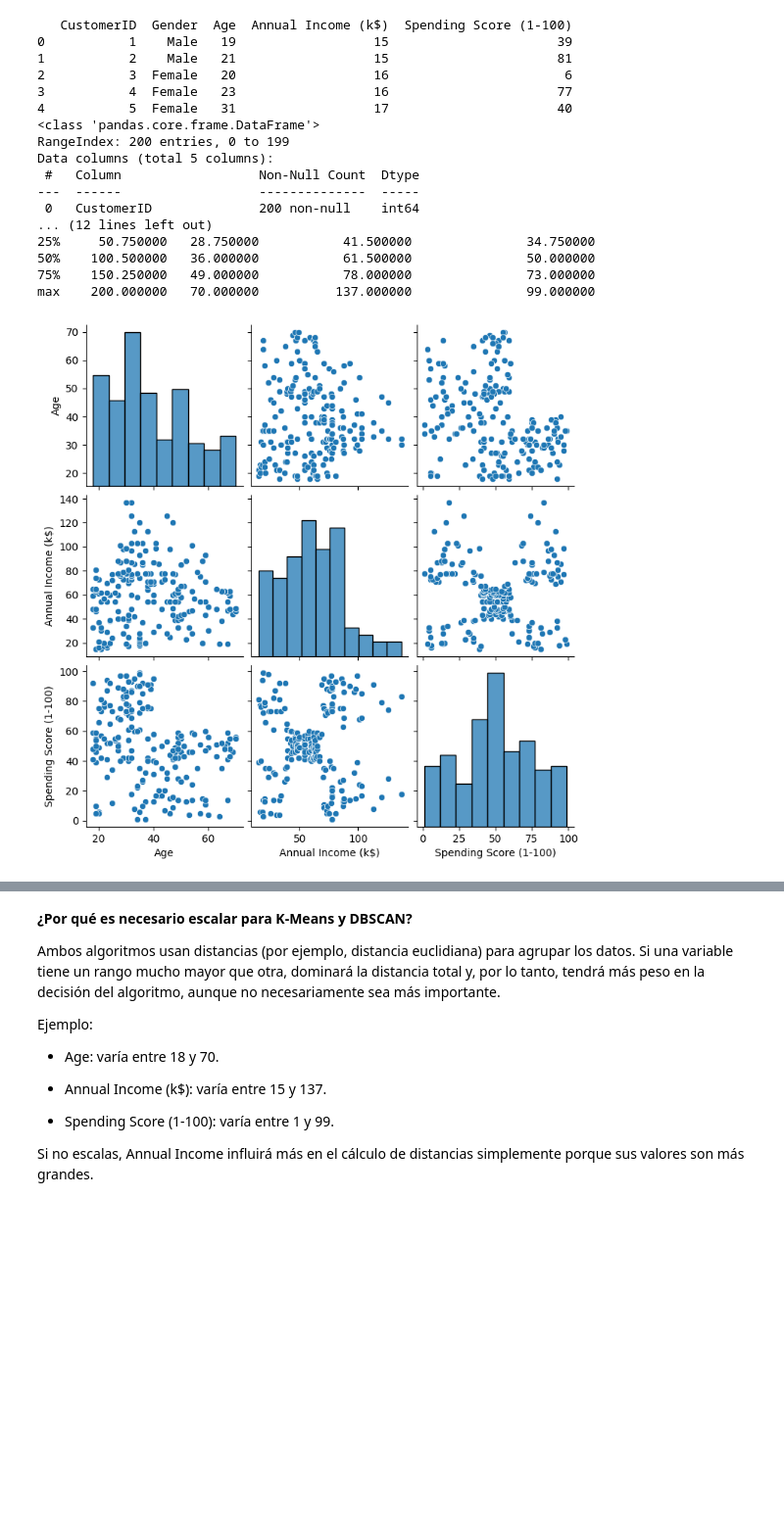
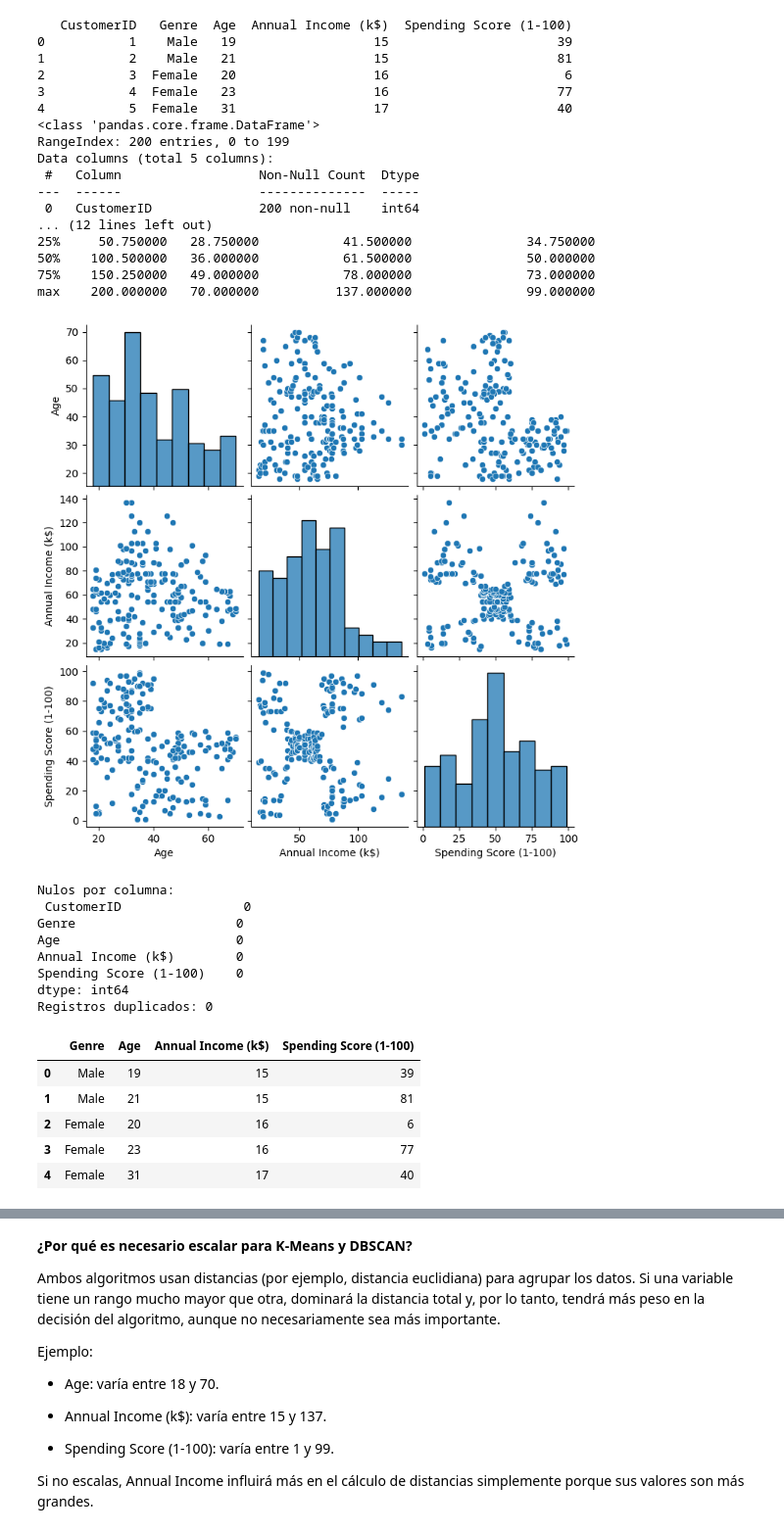
Before and after one commit to saritacruz10/Clustering-y-Reducci-n-de-Dimensionalidad, a Jupyter notebook: semana3_Modelos_NoSupervisados.ipynb, the cells around one changed output, grey strips where cells are left out. Shown at 98% size. Saved outputs shown, nothing was run; the diff lists cells and outputs as text; code cells hidden in the pictures; blank space fills up the shorter version.

```diff
--- a/semana3_Modelos_NoSupervisados.ipynb
+++ b/semana3_Modelos_NoSupervisados.ipynb
@@ -14,7 +21,7 @@ from sklearn.manifold import TSNE
 # %%
 # Parte 2: Carga y análisis exploratorio de los datos
-df = pd.read_csv('Mall_Customers.csv')
-
+df = pd.read_csv('/content/sample_data/Mall_Customers.csv')
+df.head()
 print(df.head())
 print(df.info())
 print(df.describe())
@@ -23,7 +30,7 @@ print(df.describe())
 sns.pairplot(df[['Age', 'Annual Income (k$)', 'Spending Score (1-100)']])
 plt.show()
 # %% [output]
-   CustomerID  Gender  Age  Annual Income (k$)  Spending Score (1-100)
+   CustomerID   Genre  Age  Annual Income (k$)  Spending Score (1-100)
 0           1    Male   19                  15                      39
 1           2    Male   21                  15                      81
 2           3  Female   20                  16                       6
@@ -41,3 +48,30 @@ Data columns (total 5 columns):
 75%    150.250000   49.000000           78.000000               73.000000
 max    200.000000   70.000000          137.000000               99.000000
 [figure]
+# %%
+# Parte 2.1: Validación y limpieza de datos (rúbrica)
+
+# Verificación de valores nulos y duplicados
+print("Nulos por columna:\n", df.isna().sum())
+print("Registros duplicados:", df.duplicated().sum())
+
+# Eliminación de columnas no relevantes para el clustering
+# CustomerID es solo un identificador y no aporta información al modelo
+df_model = df.drop(columns=['CustomerID'], errors='ignore')
+
+df_model.head()
+# %% [output]
+Nulos por columna:
+ CustomerID                0
+Genre                     0
+Age                       0
+Annual Income (k$)        0
+Spending Score (1-100)    0
+dtype: int64
+Registros duplicados: 0
+|  | Genre | Age | Annual Income (k$) | Spending Score (1-100) |
+| 0 | Male | 19 | 15 | 39 |
+| 1 | Male | 21 | 15 | 81 |
+| 2 | Female | 20 | 16 | 6 |
+| 3 | Female | 23 | 16 | 77 |
+| 4 | Female | 31 | 17 | 40 |
```
Also changed, not shown: parts of 18 cells of this notebook.
